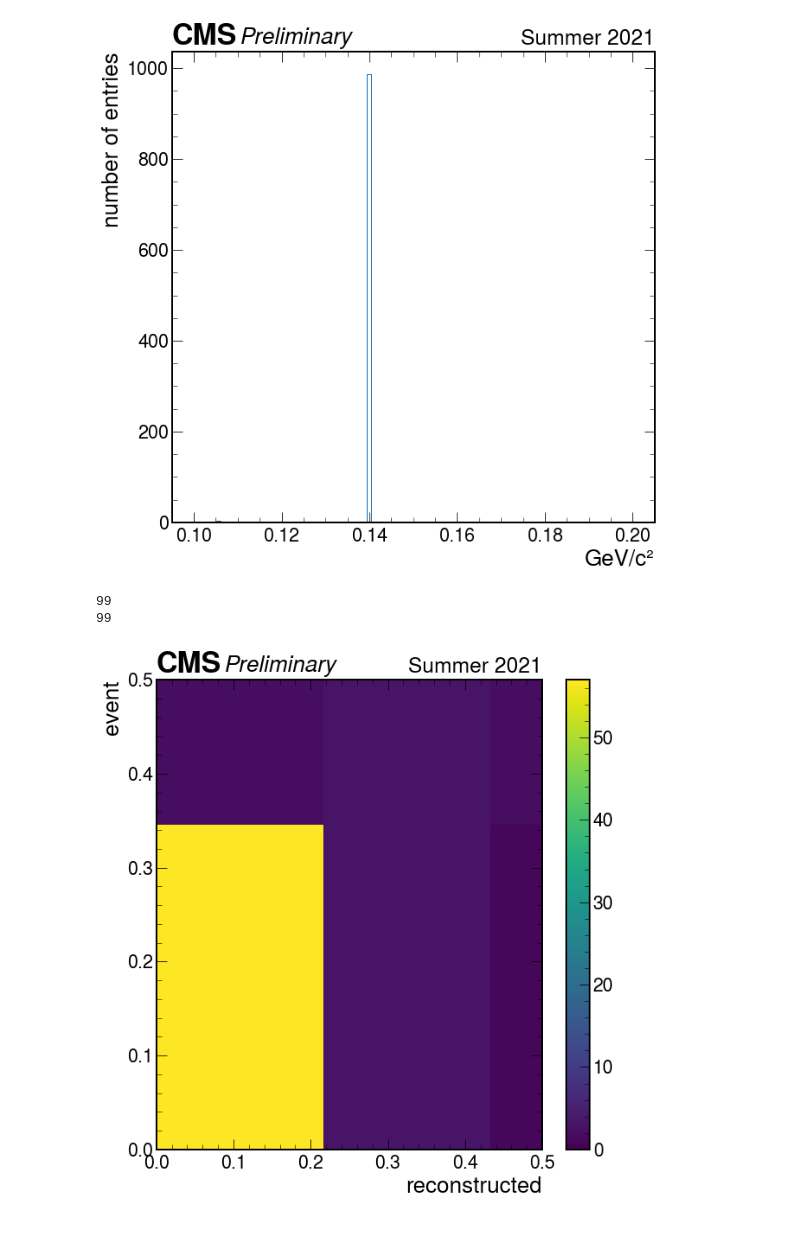
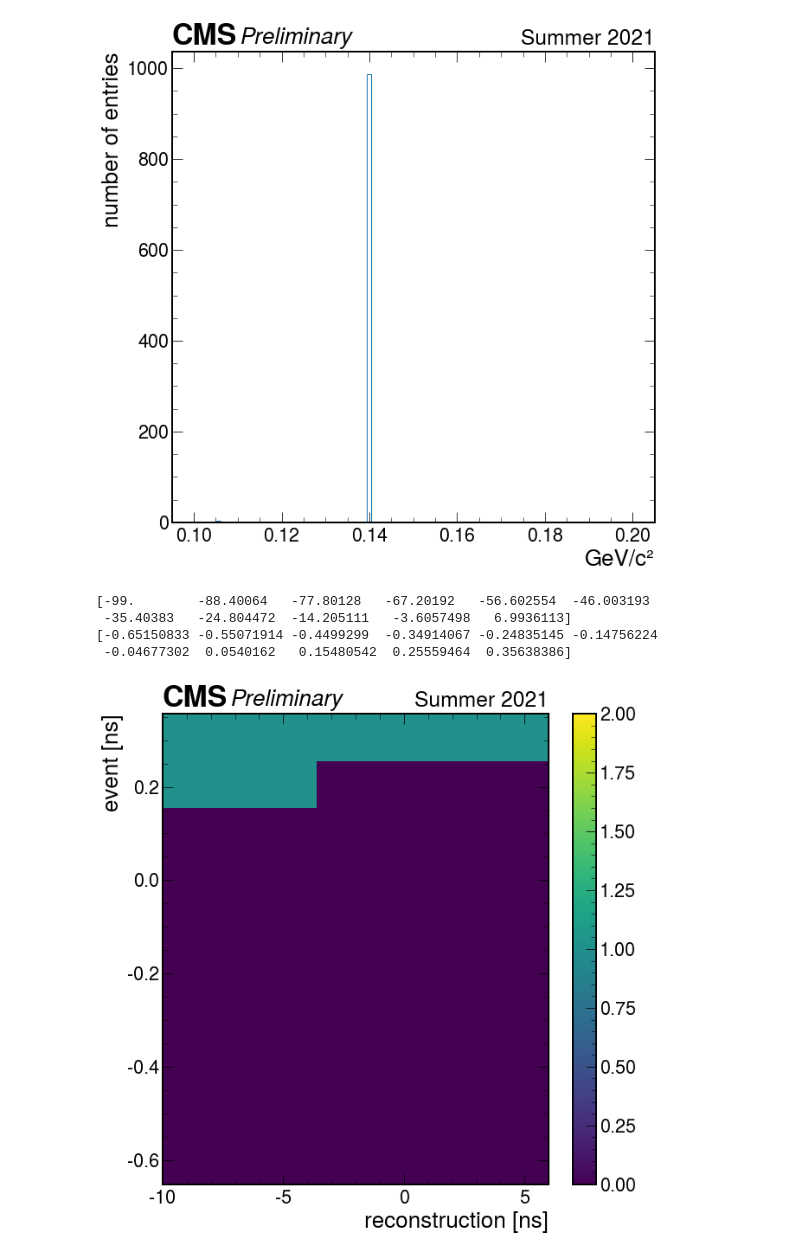
Before and after one commit to jloemker/SWAN, a Jupyter notebook: Exploration-notebook.ipynb, the cells around one changed output. Cells and saved outputs as stored; diff of their text form; code cells hidden in the pictures.

Commit message:
another version to make 2dplots

```diff
--- a/Exploration-notebook.ipynb
+++ b/Exploration-notebook.ipynb
@@ -347,31 +347,32 @@ ax.set(xlabel='GeV/c²', ylabel='number of entries')
 # %%
 import matplotlib.pyplot as plt
 import numpy as np
 
 mu_t = tree['pfcand_t'].array(library = "pd").transpose()
 coll_t = tree['genvtx_t0'].array(library = "pd")
-bins = np.linspace(-1,1,100)
-h_t_mu = np.histogram(mu_t, bins, density = True)
-h_t_coll = np.histogram(coll_t, bins, density = True)
+bins = np.linspace(-1,1,10)
+h_t_mu = np.histogram(mu_t,density = True)
+h_t_coll = np.histogram(coll_t ,density = True)
 
-print(len(h_t_mu[0]))
-print(len(h_t_coll[0]))
+print(h_t_mu[1])
+print(h_t_coll[1])
 
-#not sure if x and y are really the time of the density of particles - what the hack displays this colorbar ??
-
-plt.hist2d(h_t_mu[0], h_t_coll[0],cmap='viridis')
-plt.colorbar()
+fig, ax = plt.subplots(figsize=(10,10) )
+h = ax.hist2d( h_t_mu[1], h_t_coll[1], bins=(10,10) , cmap='viridis')
+PCM=ax.get_children() #get the mappable, the 1st and the 2nd are the x and y axes
+fig.colorbar(h[3], ax=ax)
+plt.xlim(-10,6)
+plt.ylabel('event [ns]')
+plt.xlabel('reconstruction [ns]')
 hep.cms.label(llabel="Preliminary", rlabel="Summer 2021")
-plt.xlabel('reconstructed')
-plt.ylabel('event')
-plt.ylim(0,0.5)
-plt.xlim(0,0.5)
-#plt.savefig("2Dplots/time_mu_scan.png")
+plt.savefig("2Dplots/time_mu_scan.png")
 plt.show()
 # %% [output]
-99
-99
+[-99.        -88.40064   -77.80128   -67.20192   -56.602554  -46.003193
+ -35.40383   -24.804472  -14.205111   -3.6057498   6.9936113]
+[-0.65150833 -0.55071914 -0.4499299  -0.34914067 -0.24835145 -0.14756224
+ -0.04677302  0.0540162   0.15480542  0.25559464  0.35638386]
-[figure, old version]
+[figure, new version]
 # %%
 import scipy
 import pandas as pd
```
Also changed, not shown: parts of 3 cells of this notebook.
